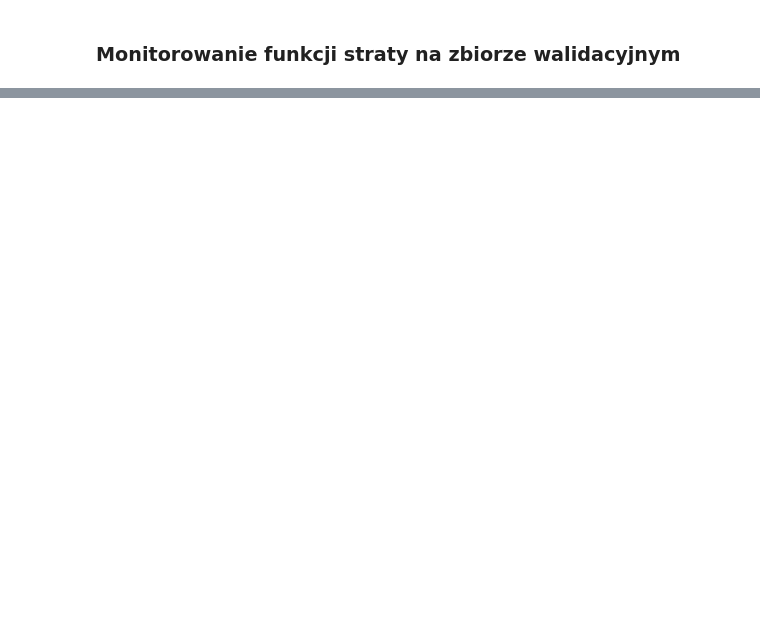
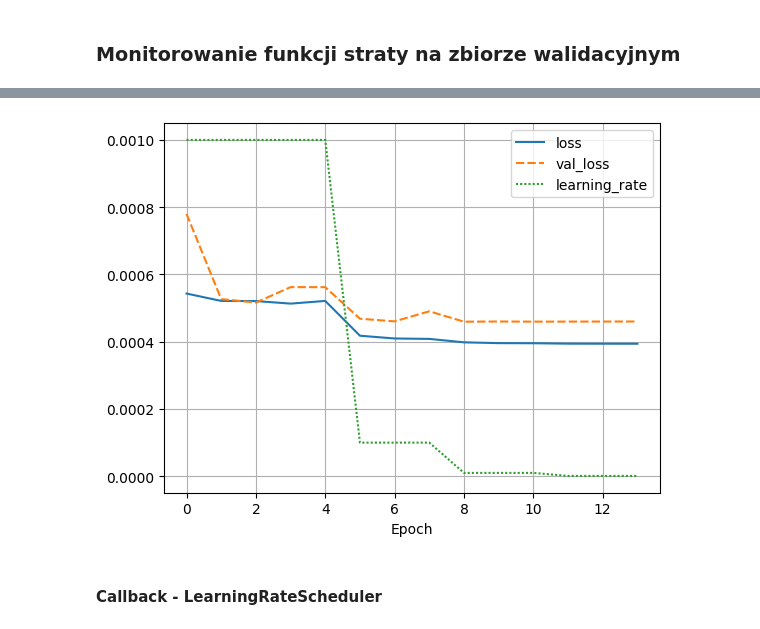
Before and after one commit to francesspot/AI_course, a Jupyter notebook: Ćwiczenia3/lista3.ipynb, the cells around one changed output, grey strips where cells are left out. Saved outputs shown, nothing was run; the diff lists cells and outputs as text; code cells hidden in the pictures; blank space fills up the shorter version.

```diff
--- a/Ćwiczenia3/lista3.ipynb
+++ b/Ćwiczenia3/lista3.ipynb
@@ -150,0 +214,10 @@ Wynik MAE: 1.8219
+# %%
+optimizer = keras.optimizers.Adam(learning_rate=0.001)
+model.compile(optimizer=optimizer, loss="mse")
+
+model.set_weights(initial_weights)
+# %%
+early_stopping = keras.callbacks.EarlyStopping(patience=5, monitor="val_loss")
+reduce_lr = keras.callbacks.ReduceLROnPlateau(patience=3, factor=0.1, monitor="val_loss")
+# %%
+history = model.fit(X_train, y_train, epochs=1000, validation_data=(X_valid, y_valid), callbacks=[early_stopping, reduce_lr])
@@ -150,0 +242,6 @@ Wynik MAE: 1.8219
+# %%
+display_history(history)
+# %% [output]
+[figure, added]
+# %% [markdown]
+#### Callback - LearningRateScheduler
```
Also changed, not shown: parts of 24 cells of this notebook.
